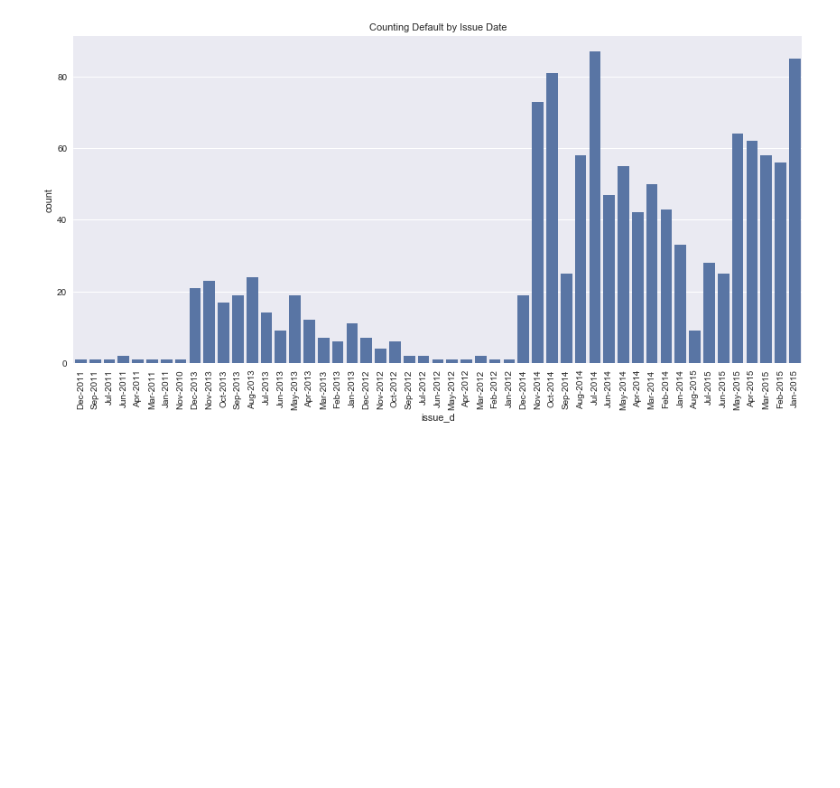
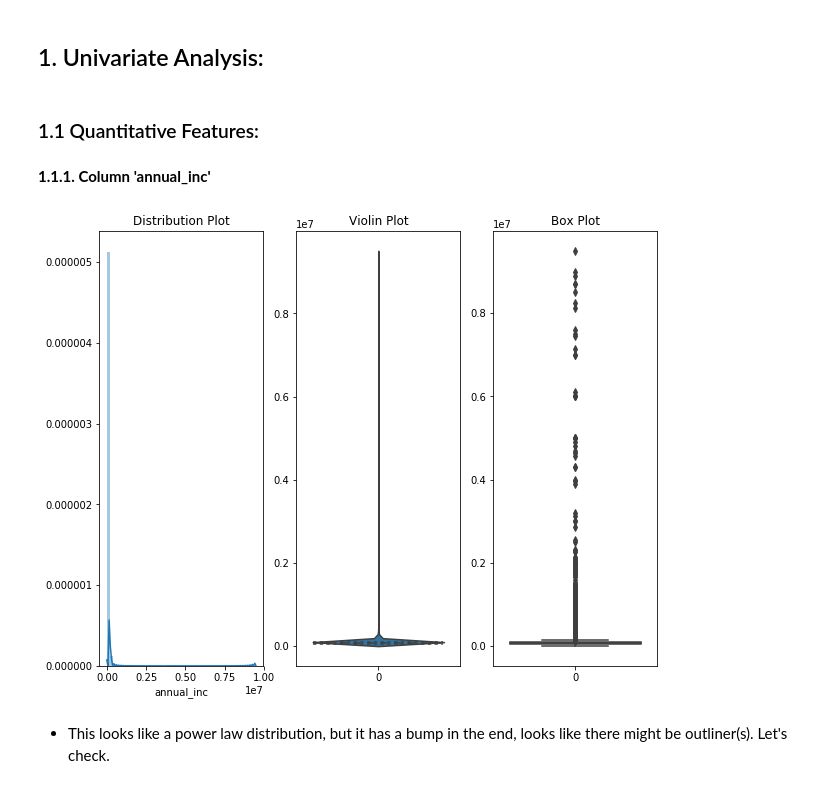
Before and after one commit to sanjogh777/Project1, a Jupyter notebook: Data Visualization/Data Visualization.ipynb, the cells around one changed output. Saved outputs shown, nothing was run; the diff lists cells and outputs as text; code cells hidden in the pictures; blank space fills up the shorter version.

```diff
--- a/Data Visualization/Data Visualization.ipynb
+++ b/Data Visualization/Data Visualization.ipynb
@@ -88,2 +49,0 @@ dtype: int64
-# %%
-loan2.drop(['mths_since_last_delinq','next_pymnt_d','last_pymnt_d','revol_util','collections_12_mths_ex_med','last_credit_pull_d'], axis=1, inplace=True)
@@ -110,9 +49,0 @@ Name: pub_rec, dtype: int64
-# %%
-loan2['pub_rec'].dropna(inplace = True)
-loan2['open_acc'].dropna(inplace = True)
-loan2['inq_last_6mths'].dropna(inplace = True)
-loan2.drop('earliest_cr_line', axis=1, inplace=True)
-loan2['delinq_2yrs'].dropna(inplace=True)
-loan2.drop('term', axis=1, inplace=True)
-# %%
-loan2['annual_inc'].fillna(loan2['annual_inc'].mean(), inplace=True)
@@ -195,9 +66,21 @@ plt.show()
-# %%
-g = sns.factorplot(x='issue_d', data=loan2[loan2["loan_status"] == "Default"],
-                   hue='loan_status', row='loan_status',
-                   kind='count',size=6, aspect=2)
-g.set_xticklabels(rotation=90)
-g.set_titles("Counting Default by Issue Date")
-plt.show()
-# %% [output]
-[figure, removed]
+# %% [markdown]
+## 1. Univariate Analysis:
+# %% [markdown]
+### 1.1 Quantitative Features:
+# %% [markdown]
+**1.1.1. Column 'annual_inc'**
+# %%
+loan2.dropna(subset=['annual_inc'], axis=0, inplace = True)
+# %%
+fig, ax=plt.subplots(nrows =1,ncols=3,figsize=(10,8))
+ax[0].set_title("Distribution Plot")
+sns.distplot(loan2["annual_inc"],ax=ax[0])
+ax[1].set_title("Violin Plot")
+sns.violinplot(data =loan2["annual_inc"],ax=ax[1], inner="quartile")
+ax[2].set_title("Box Plot")
+sns.boxplot(data =loan2["annual_inc"],ax=ax[2],orient='v')
+plt.show()
+# %% [output]
+[figure, added]
+# %% [markdown]
+* This looks like a power law distribution, but it has a bump in the end, looks like there might be outliner(s). Let's check.
```
Also changed, not shown: parts of 95 cells of this notebook.
